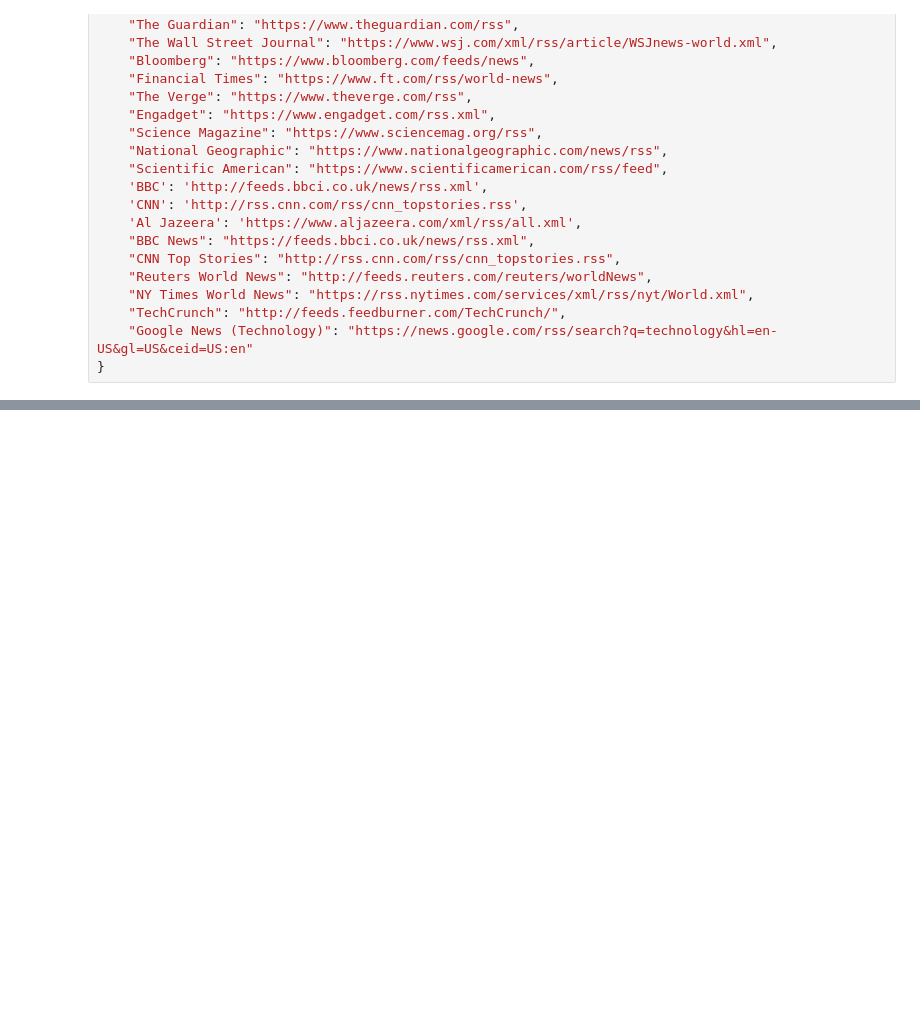
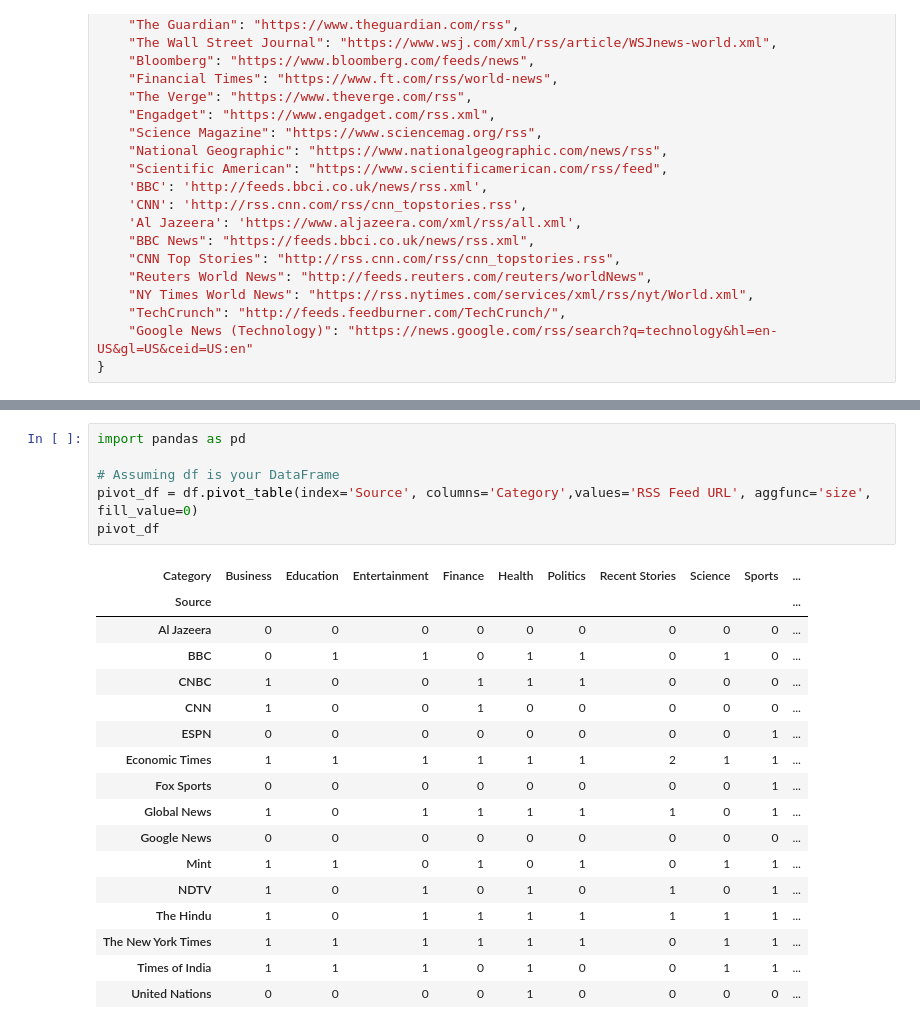
Before and after one commit to suhailGlobussoft/PowerNews, a Jupyter notebook: code.ipynb, the cells around one changed output, grey strips where cells are left out. Cells and saved outputs as stored; diff of their text form; blank space fills up the shorter version.

```diff
--- a/code.ipynb
+++ b/code.ipynb
@@ -37,0 +223,24 @@ rss_urls = {
+# %%
+import pandas as pd
+
+# Assuming df is your DataFrame
+pivot_df = df.pivot_table(index='Source', columns='Category',values='RSS Feed URL', aggfunc='size', fill_value=0)
+pivot_df
+# %% [output]
+| Category | Business | Education | Entertainment | Finance | Health | Politics | Recent Stories | Science | Sports | ... |
+| Source |  |  |  |  |  |  |  |  |  | ... |
+| Al Jazeera | 0 | 0 | 0 | 0 | 0 | 0 | 0 | 0 | 0 | ... |
+| BBC | 0 | 1 | 1 | 0 | 1 | 1 | 0 | 1 | 0 | ... |
+| CNBC | 1 | 0 | 0 | 1 | 1 | 1 | 0 | 0 | 0 | ... |
+| CNN | 1 | 0 | 0 | 1 | 0 | 0 | 0 | 0 | 0 | ... |
+| ESPN | 0 | 0 | 0 | 0 | 0 | 0 | 0 | 0 | 1 | ... |
+| Economic Times | 1 | 1 | 1 | 1 | 1 | 1 | 2 | 1 | 1 | ... |
+| Fox Sports | 0 | 0 | 0 | 0 | 0 | 0 | 0 | 0 | 1 | ... |
+| Global News | 1 | 0 | 1 | 1 | 1 | 1 | 1 | 0 | 1 | ... |
+| Google News | 0 | 0 | 0 | 0 | 0 | 0 | 0 | 0 | 0 | ... |
+| Mint | 1 | 1 | 0 | 1 | 0 | 1 | 0 | 1 | 1 | ... |
+| NDTV | 1 | 0 | 1 | 0 | 1 | 0 | 1 | 0 | 1 | ... |
+| The Hindu | 1 | 0 | 1 | 1 | 1 | 1 | 1 | 1 | 1 | ... |
+| The New York Times | 1 | 1 | 1 | 1 | 1 | 1 | 0 | 1 | 1 | ... |
+| Times of India | 1 | 1 | 1 | 0 | 1 | 0 | 0 | 1 | 1 | ... |
+| United Nations | 0 | 0 | 0 | 0 | 1 | 0 | 0 | 0 | 0 | ... |
```
Also changed, not shown: parts of 4 cells of this notebook, 11 other files.
